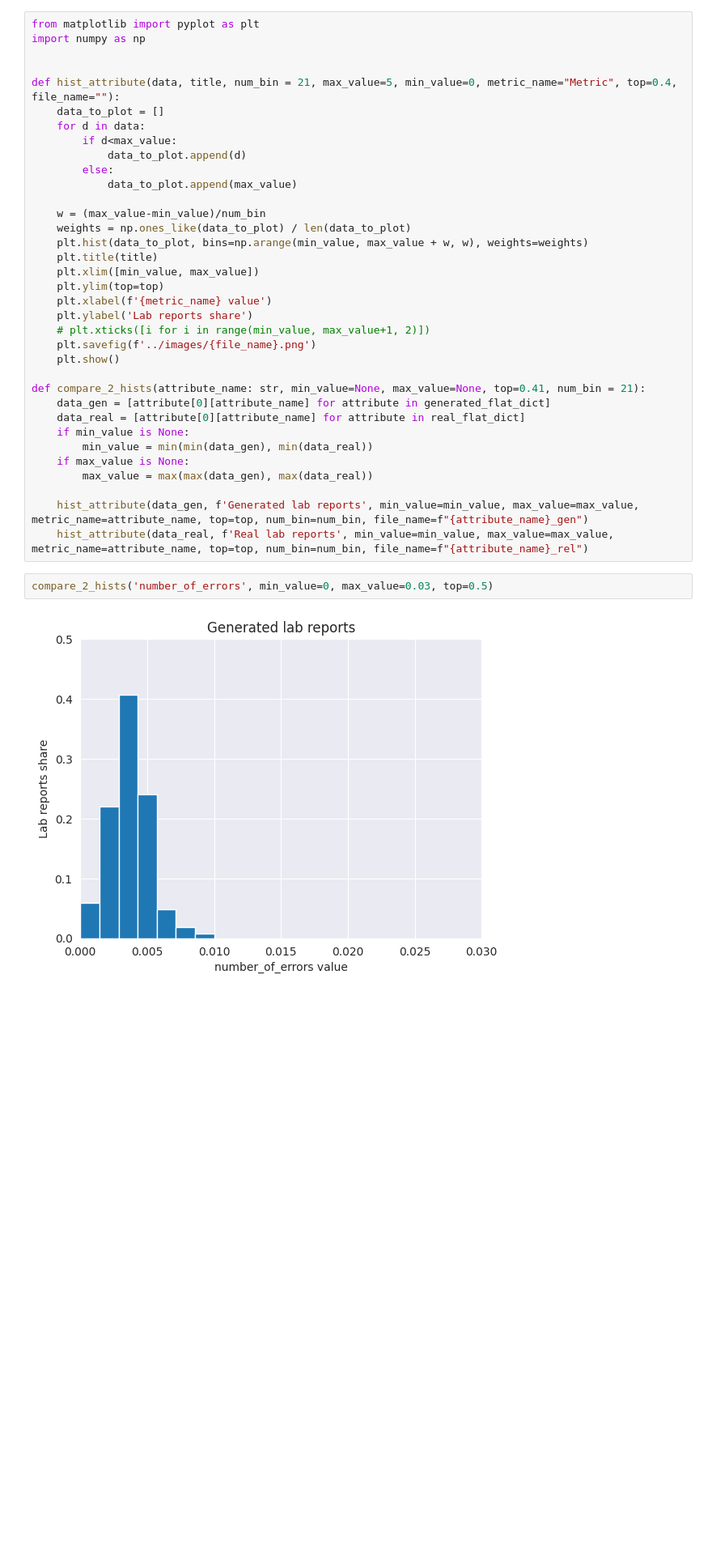
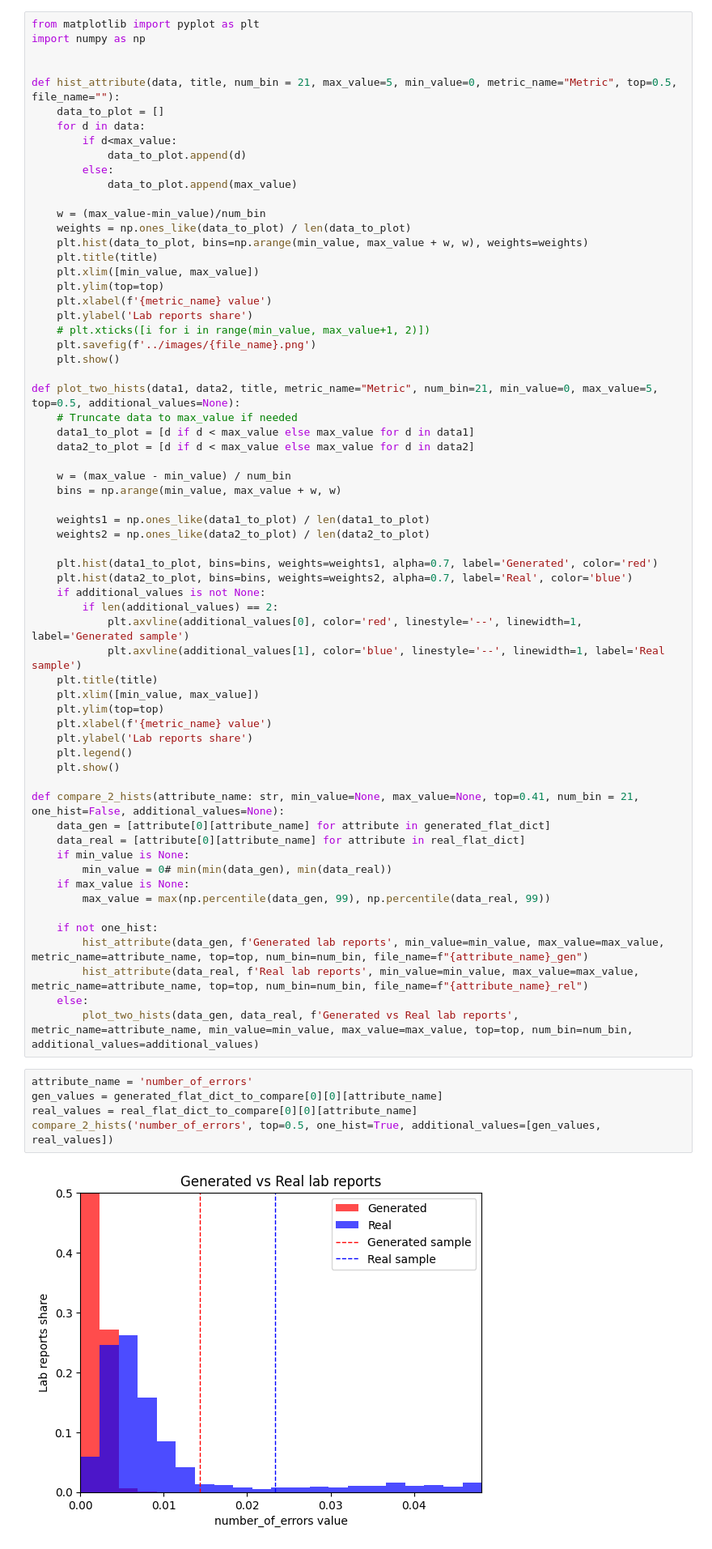
Before and after one commit to Erfantls/anti-gpt-checker, a Jupyter notebook: notebooks/ananas_attributes_analysis.ipynb, the cells around one changed output. Shown at 81% size. Cells and saved outputs as stored; diff of their text form; blank space fills up the shorter version.

Commit message:
Add support for comparing sample attributes with the group

```diff
--- a/notebooks/ananas_attributes_analysis.ipynb
+++ b/notebooks/ananas_attributes_analysis.ipynb
@@ -68,7 +77,7 @@ from matplotlib import pyplot as plt
 import numpy as np
 
 
-def hist_attribute(data, title, num_bin = 21, max_value=5, min_value=0, metric_name="Metric", top=0.4, file_name=""):
+def hist_attribute(data, title, num_bin = 21, max_value=5, min_value=0, metric_name="Metric", top=0.5, file_name=""):
     data_to_plot = []
     for d in data:
         if d<max_value:
@@ -88,17 +97,48 @@ def hist_attribute(data, title, num_bin = 21, max_value=5, min_value=0, metric_n
     plt.savefig(f'../images/{file_name}.png')
     plt.show()
 
-def compare_2_hists(attribute_name: str, min_value=None, max_value=None, top=0.41, num_bin = 21):
+def plot_two_hists(data1, data2, title, metric_name="Metric", num_bin=21, min_value=0, max_value=5, top=0.5, additional_values=None):
+    # Truncate data to max_value if needed
+    data1_to_plot = [d if d < max_value else max_value for d in data1]
+    data2_to_plot = [d if d < max_value else max_value for d in data2]
+
+    w = (max_value - min_value) / num_bin
+    bins = np.arange(min_value, max_value + w, w)
+
+    weights1 = np.ones_like(data1_to_plot) / len(data1_to_plot)
+    weights2 = np.ones_like(data2_to_plot) / len(data2_to_plot)
+
+    plt.hist(data1_to_plot, bins=bins, weights=weights1, alpha=0.7, label='Generated', color='red')
+    plt.hist(data2_to_plot, bins=bins, weights=weights2, alpha=0.7, label='Real', color='blue')
+    if additional_values is not None:
+        if len(additional_values) == 2:
+            plt.axvline(additional_values[0], color='red', linestyle='--', linewidth=1, label='Generated sample')
+            plt.axvline(additional_values[1], color='blue', linestyle='--', linewidth=1, label='Real sample')
+    plt.title(title)
+    plt.xlim([min_value, max_value])
+    plt.ylim(top=top)
+    plt.xlabel(f'{metric_name} value')
+    plt.ylabel('Lab reports share')
+    plt.legend()
+    plt.show()
+
+def compare_2_hists(attribute_name: str, min_value=None, max_value=None, top=0.41, num_bin = 21, one_hist=False, additional_values=None):
     data_gen = [attribute[0][attribute_name] for attribute in generated_flat_dict]
     data_real = [attribute[0][attribute_name] for attribute in real_flat_dict]
     if min_value is None:
-        min_value = min(min(data_gen), min(data_real))
+        min_value = 0# min(min(data_gen), min(data_real))
     if max_value is None:
-        max_value = max(max(data_gen), max(data_real))
+        max_value = max(np.percentile(data_gen, 99), np.percentile(data_real, 99))
 
-    hist_attribute(data_gen, f'Generated lab reports', min_value=min_value, max_value=max_value, metric_name=attribute_name, top=top, num_bin=num_bin, file_name=f"{attribute_name}_gen")
-    hist_attribute(data_real, f'Real lab reports', min_value=min_value, max_value=max_value, metric_name=attribute_name, top=top, num_bin=num_bin, file_name=f"{attribute_name}_rel")
+    if not one_hist:
+        hist_attribute(data_gen, f'Generated lab reports', min_value=min_value, max_value=max_value, metric_name=attribute_name, top=top, num_bin=num_bin, file_name=f"{attribute_name}_gen")
+        hist_attribute(data_real, f'Real lab reports', min_value=min_value, max_value=max_value, metric_name=attribute_name, top=top, num_bin=num_bin, file_name=f"{attribute_name}_rel")
+    else:
+        plot_two_hists(data_gen, data_real, f'Generated vs Real lab reports', metric_name=attribute_name, min_value=min_value, max_value=max_value, top=top, num_bin=num_bin, additional_values=additional_values)
 # %%
-compare_2_hists('number_of_errors', min_value=0, max_value=0.03, top=0.5)
+attribute_name = 'number_of_errors'
+gen_values = generated_flat_dict_to_compare[0][0][attribute_name]
+real_values = real_flat_dict_to_compare[0][0][attribute_name]
+compare_2_hists('number_of_errors', top=0.5, one_hist=True, additional_values=[gen_values, real_values])
 # %% [output]
-[figure, old version]
+[figure, new version]
```
Also changed, not shown: parts of 5 cells of this notebook.
